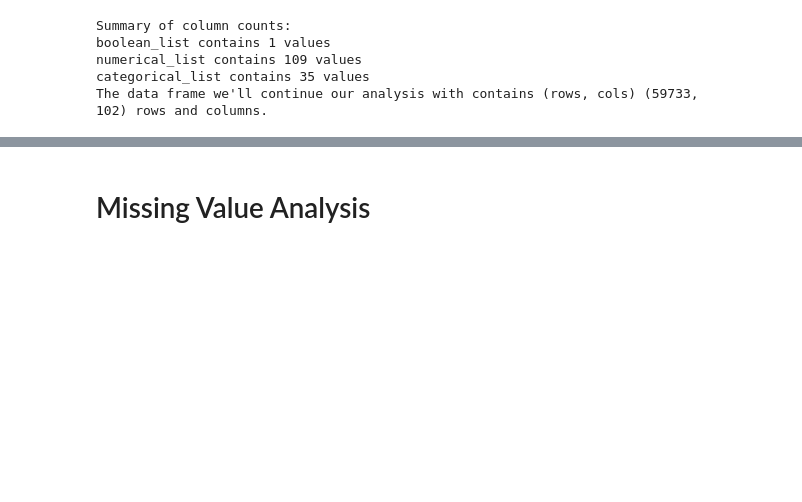
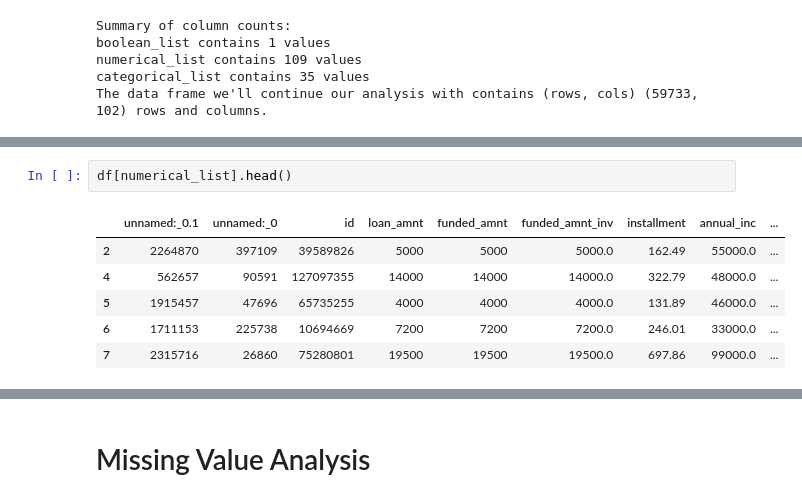
Before and after one commit to Wattysaid/dsif-git-main-project, a Jupyter notebook: elvtr_main_project/notebooks/rfe on raw data.ipynb, the cells around one changed output, grey strips where cells are left out. Cells and saved outputs as stored; diff of their text form; blank space fills up the shorter version.

```diff
--- a/elvtr_main_project/notebooks/rfe on raw data.ipynb
+++ b/elvtr_main_project/notebooks/rfe on raw data.ipynb
@@ -593,0 +603,9 @@ The data frame we'll continue our analysis with contains (rows, cols) (59733, 10
+# %%
+df[numerical_list].head()
+# %% [output]
+|  | unnamed:_0.1 | unnamed:_0 | id | loan_amnt | funded_amnt | funded_amnt_inv | installment | annual_inc | ... |
+| 2 | 2264870 | 397109 | 39589826 | 5000 | 5000 | 5000.0 | 162.49 | 55000.0 | ... |
+| 4 | 562657 | 90591 | 127097355 | 14000 | 14000 | 14000.0 | 322.79 | 48000.0 | ... |
+| 5 | 1915457 | 47696 | 65735255 | 4000 | 4000 | 4000.0 | 131.89 | 46000.0 | ... |
+| 6 | 1711153 | 225738 | 10694669 | 7200 | 7200 | 7200.0 | 246.01 | 33000.0 | ... |
+| 7 | 2315716 | 26860 | 75280801 | 19500 | 19500 | 19500.0 | 697.86 | 99000.0 | ... |
```
Also changed, not shown: parts of 5 cells of this notebook.
